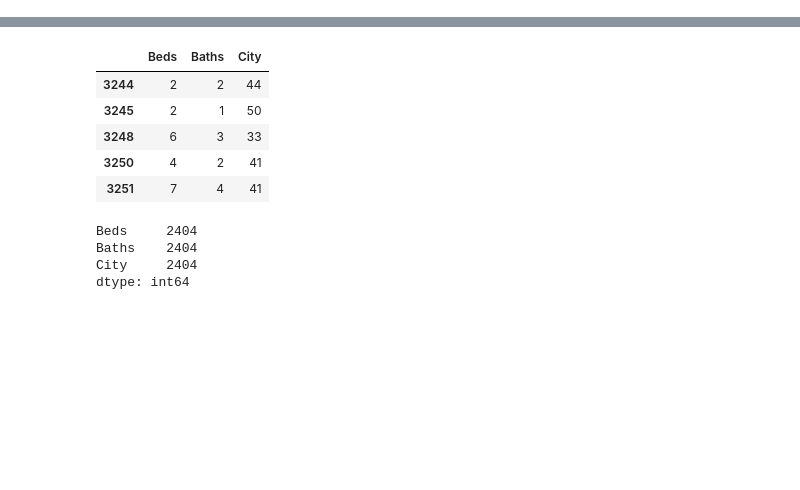
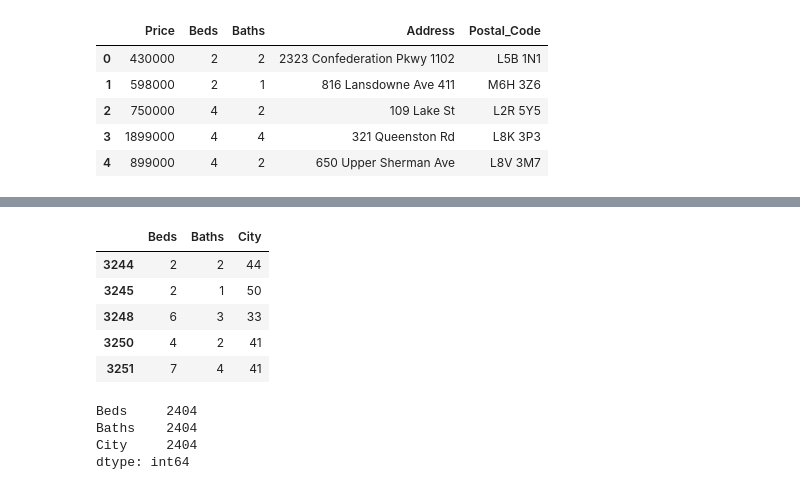
Before and after one commit to gram89/capstone, a Jupyter notebook: ML-Kmeans/Kmeans_final.ipynb, the cells around one changed output, grey strips where cells are left out. Saved outputs shown, nothing was run; the diff lists cells and outputs as text; code cells hidden in the pictures; blank space fills up the shorter version.

```diff
--- a/ML-Kmeans/Kmeans_final.ipynb
+++ b/ML-Kmeans/Kmeans_final.ipynb
@@ -19,3 +16,13 @@ df_reduced.head()
+# %%
+df_reduced = df[['Price','Beds','Baths','Address','Postal_Code']]
+df_reduced.head()
+# %% [output]
+|  | Price | Beds | Baths | Address | Postal_Code |
+| 0 | 430000 | 2 | 2 | 2323 Confederation Pkwy 1102 | L5B 1N1 |
+| 1 | 598000 | 2 | 1 | 816 Lansdowne Ave 411 | M6H 3Z6 |
+| 2 | 750000 | 4 | 2 | 109 Lake St | L2R 5Y5 |
+| 3 | 1899000 | 4 | 4 | 321 Queenston Rd | L8K 3P3 |
+| 4 | 899000 | 4 | 2 | 650 Upper Sherman Ave | L8V 3M7 |
 # %%
 from geopy.geocoders import Nominatim
 geolocator = Nominatim(user_agent='my_app')
```
Also changed, not shown: parts of 6 cells of this notebook, 9 other files.
